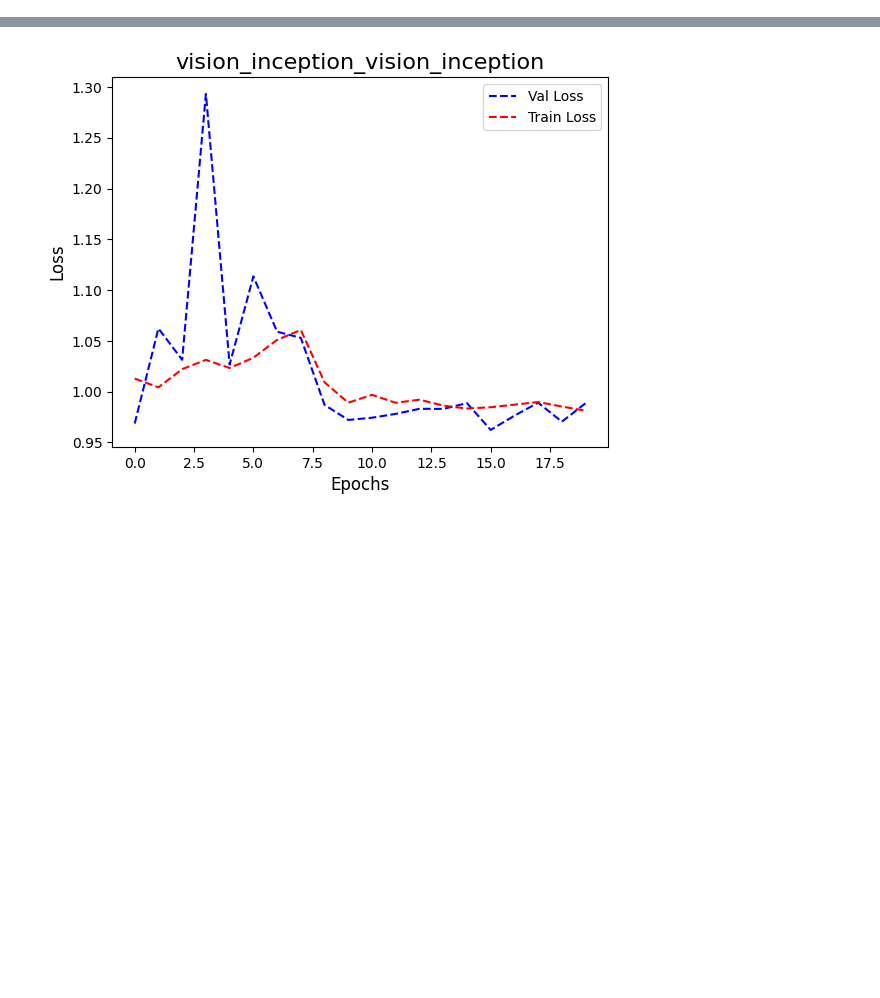
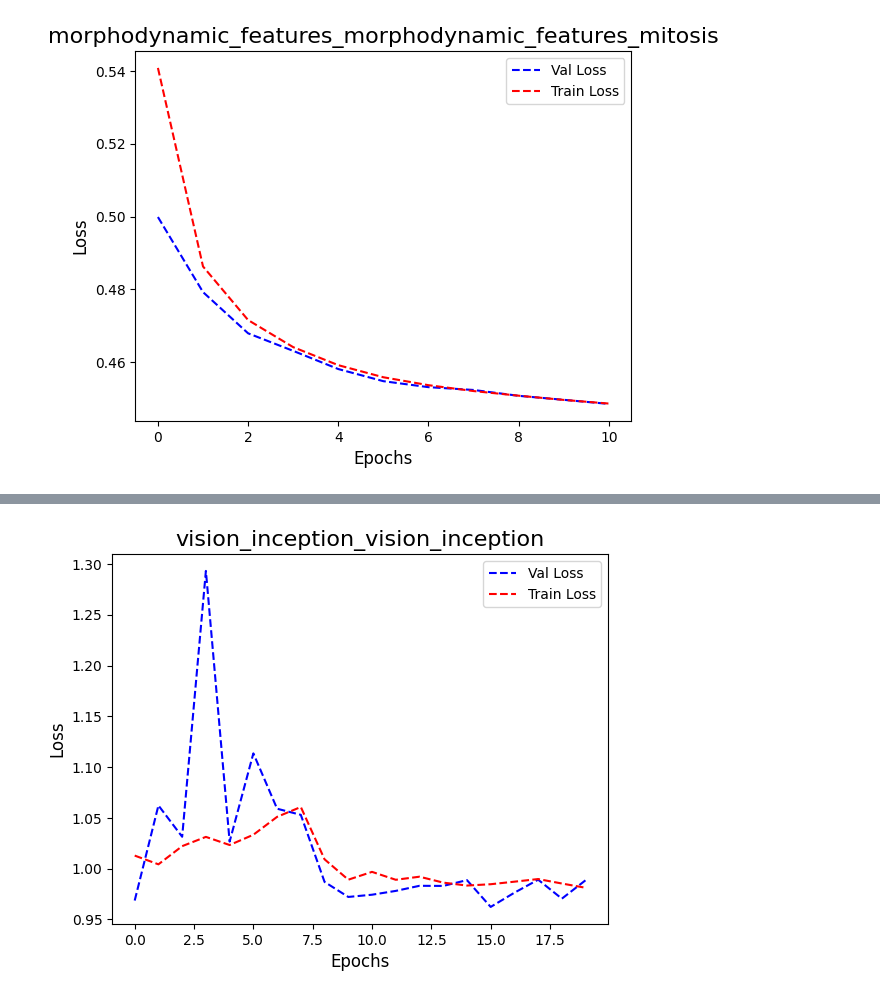
Before and after one commit to kapoorlab/CopenhagenWorkflow, a Jupyter notebook: metrics_gbr_inception.ipynb, the cells around one changed output, grey strips where cells are left out. Cells and saved outputs as stored; diff of their text form; code cells hidden in the pictures; blank space fills up the shorter version.

Commit message:
morphos

```diff
--- a/metrics_gbr_inception.ipynb
+++ b/metrics_gbr_inception.ipynb
@@ -142,0 +146,89 @@ plt.show()
+# %%
+import os
+import numpy as np
+import matplotlib.pyplot as plt
+
+# Define the directory containing subfolders with npz files
+
+base_dir = '/home/debian/jz/Mari_Models/TrackModels'
+vision_loss_data = []
+vision_accuracy_data = []
+vision_train_loss_data = []
+vision_train_accuracy_data = []
+vision_folders = []
+
+
+
+for folder in os.listdir(base_dir):
+    folder_path = os.path.join(base_dir, folder)
+
+    if os.path.isdir(folder_path) and 'morphodynamic' in folder:
+        # Find the npz file in the directory
+        for file in os.listdir(folder_path):
+            if file.endswith('.npz'):
+                file_path = os.path.join(folder_path, file)
+
+                try:
+                    data = np.load(file_path, allow_pickle=True)
+
+                    if 'validation_loss' in data:
+                        steps = data['validation_loss'].item().get('steps', [])
+                        values = data['validation_loss'].item().get('values', [])
+
+                        train_steps = data['train_loss_epoch'].item().get('steps', [])
+                        train_values = data['train_loss_epoch'].item().get('values', [])
+
+
+
+                        if len(steps) == len(values):
+
+                                vision_loss_data.append((steps, values))
+                                vision_train_loss_data.append((train_steps, train_values))
+                                vision_folders.append(folder)
+
+
+                    if 'validation_accuracy' in data:
+                        acc_steps = data['validation_accuracy'].item().get('steps', [])
+                        acc_values = data['validation_accuracy'].item().get('values', [])
+
+                        train_acc_steps = data['train_accuracy_epoch'].item().get('steps', [])
+                        train_acc_values = data['train_accuracy_epoch'].item().get('values', [])
+
+                        vision_accuracy_data.append((acc_steps, acc_values))
+                        vision_train_accuracy_data.append((train_acc_steps, train_acc_values))
+
+                except Exception as e:
+                    print(f'Skipping {folder} {e}')
+
+
+for i, ax in enumerate(vision_folders):
+    folder = vision_folders[i]
+
+    # Construct the title as per your request
+    posttitle = "_".join(folder.split("_")[-5:])
+    title = "_".join(folder.split("_")[:2])
+    title += '_' + posttitle
+
+    # Plot validation loss
+    steps, values = vision_loss_data[i]
+    train_steps, train_values = vision_train_loss_data[i]
+    plt.plot(range(len(values)), values, label='Val Loss', linestyle='--', color='b')
+    plt.plot(range(len(train_values)), train_values, label='Train Loss', linestyle='--', color='r')
+    plt.title(f'{title}', fontsize=16)
+    plt.xlabel('Epochs', fontsize=12)
+    plt.ylabel('Loss', fontsize=12)
+    plt.legend(loc='upper right', fontsize=10)
+    plt.show()
+
+    acc_steps, acc_values = vision_accuracy_data[i]
+    train_acc_steps, train_acc_values = vision_train_accuracy_data[i]
+
+    plt.plot(range(len(train_acc_values)), train_acc_values, label='Train Class Accuracy', color='r')
+    plt.plot(range(len(acc_values)), acc_values, label='Val Class Accuracy', color='g')
+    plt.title(f'{title}', fontsize=16)
+    plt.xlabel('Epochs', fontsize=12)
+    plt.ylabel('Accuracy', fontsize=12)
+    plt.legend(loc='upper right', fontsize=10)
+    plt.show()
+# %% [output]
+[figure, added]
```
Also changed, not shown: parts of 2 cells of this notebook, 2 other files.
